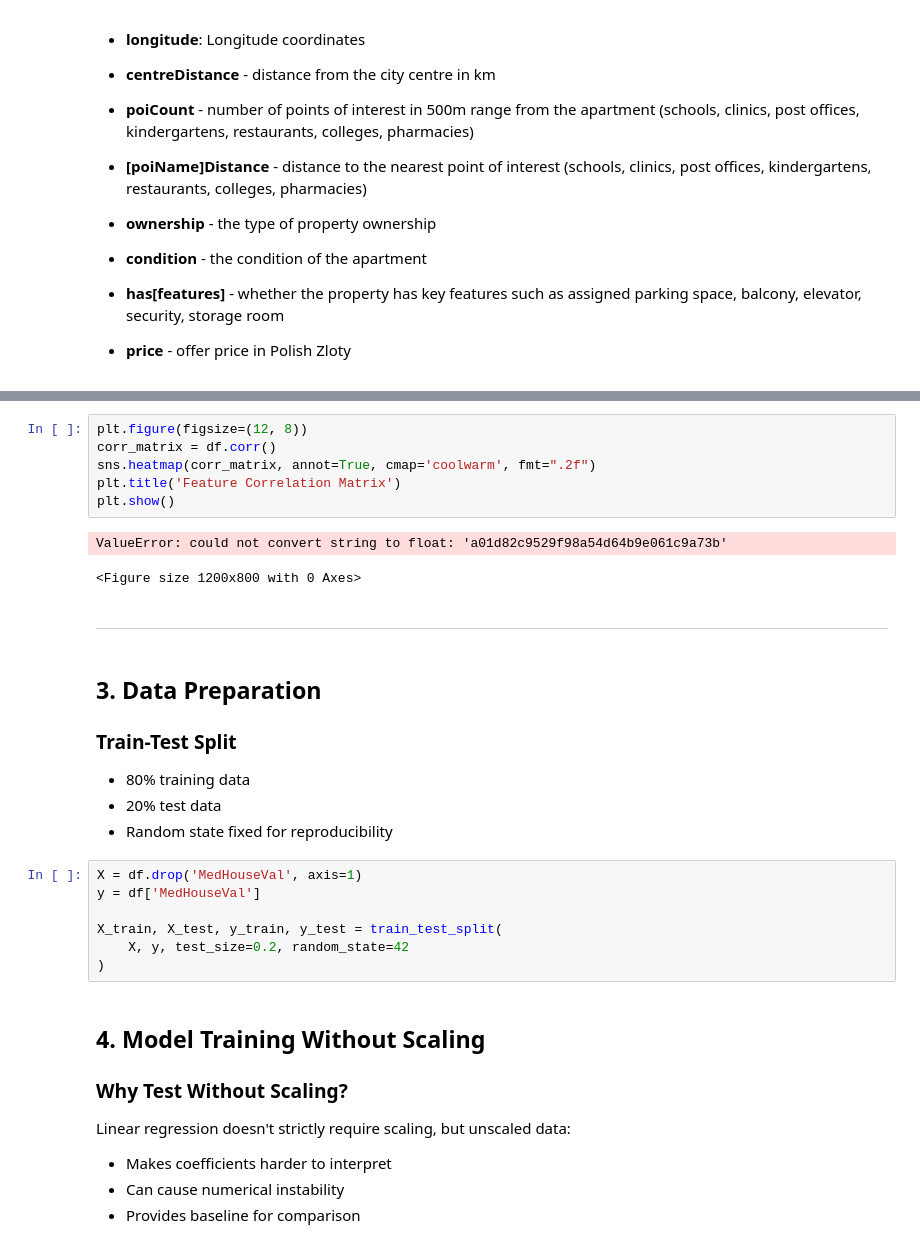
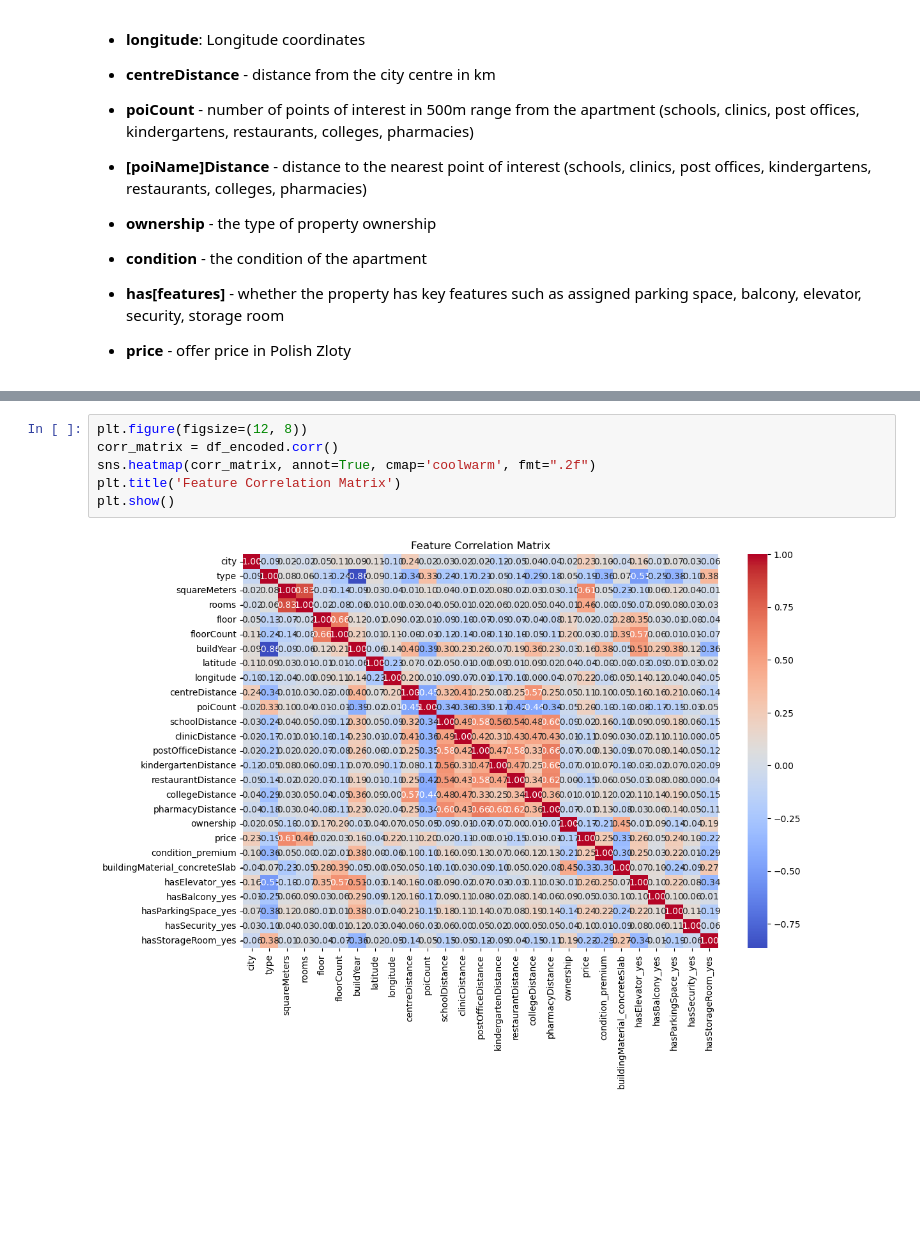
Before and after one commit to kab-43/ml_project, a Jupyter notebook: notebook.ipynb, the cells around one changed output, grey strips where cells are left out. Cells and saved outputs as stored; diff of their text form; blank space fills up the shorter version.

```diff
--- a/notebook.ipynb
+++ b/notebook.ipynb
@@ -166,31 +222,8 @@ plt.show()
 # %%
 plt.figure(figsize=(12, 8))
-corr_matrix = df.corr()
+corr_matrix = df_encoded.corr()
 sns.heatmap(corr_matrix, annot=True, cmap='coolwarm', fmt=".2f")
 plt.title('Feature Correlation Matrix')
 plt.show()
 # %% [output]
-ValueError: could not convert string to float: 'a01d82c9529f98a54d64b9e061c9a73b'
-<Figure size 1200x800 with 0 Axes>
+[figure, added]
-# %% [markdown]
----
-# %% [markdown]
-## 3. Data Preparation
-### Train-Test Split
-- 80% training data
-- 20% test data
-- Random state fixed for reproducibility
-# %%
-X = df.drop('MedHouseVal', axis=1)
-y = df['MedHouseVal']
-
-X_train, X_test, y_train, y_test = train_test_split(
-    X, y, test_size=0.2, random_state=42
-)
-# %% [markdown]
-## 4. Model Training Without Scaling
-### Why Test Without Scaling?
-Linear regression doesn't strictly require scaling, but unscaled data:
-- Makes coefficients harder to interpret
-- Can cause numerical instability
-- Provides baseline for comparison
```
Also changed, not shown: parts of 26 cells of this notebook, 1 other file.
